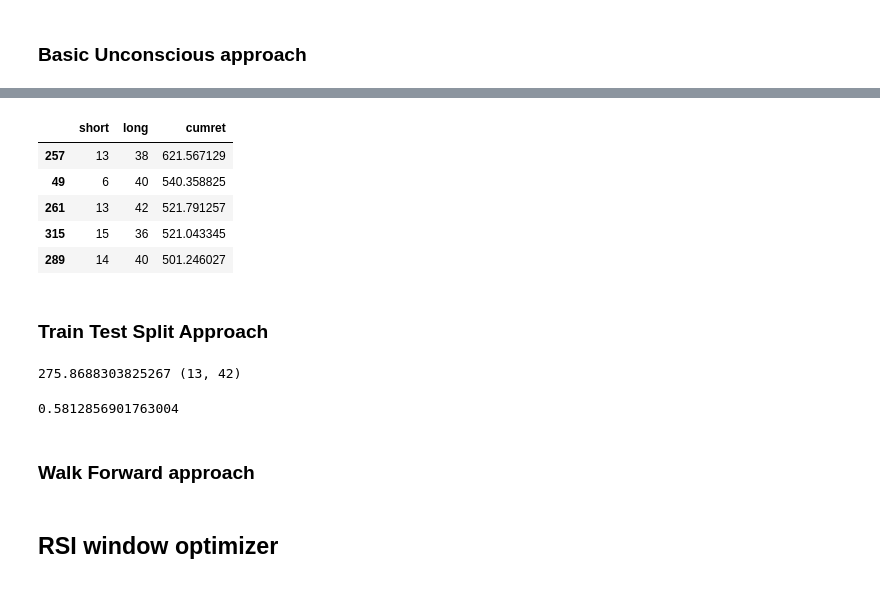
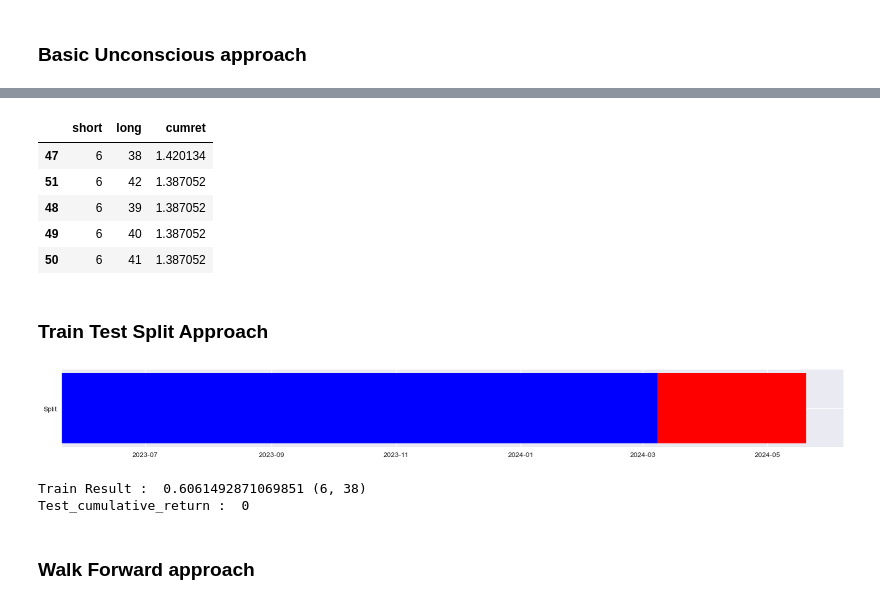
Before and after one commit to datadham/TradingStrategy, a Jupyter notebook: notebooks/04_StrategyOptimizer.ipynb, the cells around one changed output, grey strips where cells are left out. Drawn from its saved outputs; the diff is of its cells as text; code cells hidden in the pictures.

```diff
--- a/notebooks/04_StrategyOptimizer.ipynb
+++ b/notebooks/04_StrategyOptimizer.ipynb
@@ -149,21 +169,45 @@ Best Short Window: 13, Best Long Window: 38, Best Return: 621.5671290923166
 # %%
 results = pd.DataFrame(results,columns=['short','long','cumret'])
+results.sort_values(by='cumret',ascending=False).head()
+# %% [output]
+|  | short | long | cumret |
+| 47 | 6 | 38 | 1.420134 |
+| 51 | 6 | 42 | 1.387052 |
+| 48 | 6 | 39 | 1.387052 |
+| 49 | 6 | 40 | 1.387052 |
+| 50 | 6 | 41 | 1.387052 |
-# %%
-results.sort_values(by='cumret',ascending=False).head()
-# %% [output]
-|  | short | long | cumret |
-| 257 | 13 | 38 | 621.567129 |
-| 49 | 6 | 40 | 540.358825 |
-| 261 | 13 | 42 | 521.791257 |
-| 315 | 15 | 36 | 521.043345 |
-| 289 | 14 | 40 | 501.246027 |
 # %% [markdown]
 ### Train Test Split Approach
 # %%
 # Split the data into training and test sets
-train_size = int(len(hist) * 0.7)
+ratio = 0.8
+train_size = int(len(hist) * ratio)
 train_df = hist.iloc[:train_size]
 test_df = hist.iloc[train_size:]
+
+fig, ax = plt.subplots(figsize=(20, 2))
+
+ax.barh(y='Split',
+        left = train_df.index[0],
+        width =train_df.index[-1]-train_df.index[0],
+        color='blue')
+
+ax.barh(y='Split',
+        left = train_df.index[-1],
+        width =test_df.index[-1]-test_df.index[0],
+        color='red')
+
+fig.show()
+# %% [output]
+[figure, added]
 # %%
 short_windows = range(5, 21)
 long_windows = range(21, 51)
+
+train_best_return, train_best_params, train_results  = optimize(train_df,short_windows,long_windows)
+
+print('Train Result : ' ,train_best_return, train_best_params)
+print('Test_cumulative_return : ',backtest_strategy(test_df, train_best_params[0], train_best_params[1]))
+# %% [output]
+Train Result :  0.6061492871069851 (6, 38)
+Test_cumulative_return :  0
@@ -190,4 +213,0 @@ train_best_return, train_best_params, train_results  = optimize(train_df,short_w
-# %%
-print(train_best_return, train_best_params)
-# %% [output]
-275.8688303825267 (13, 42)
@@ -196,7 +214,3 @@ test_cumulative_return = backtest_strategy(test_df, train_best_params[0],train_b
-# %%
-test_cumulative_return
-# %% [output]
-0.5812856901763004
 # %% [markdown]
 ###  Walk Forward approach
 # %%
@@ -221,2 +217,0 @@ for i in range(n_splits):
-# %% [markdown]
-## RSI window optimizer
```
Also changed, not shown: parts of 15 cells of this notebook, 3 other files.
